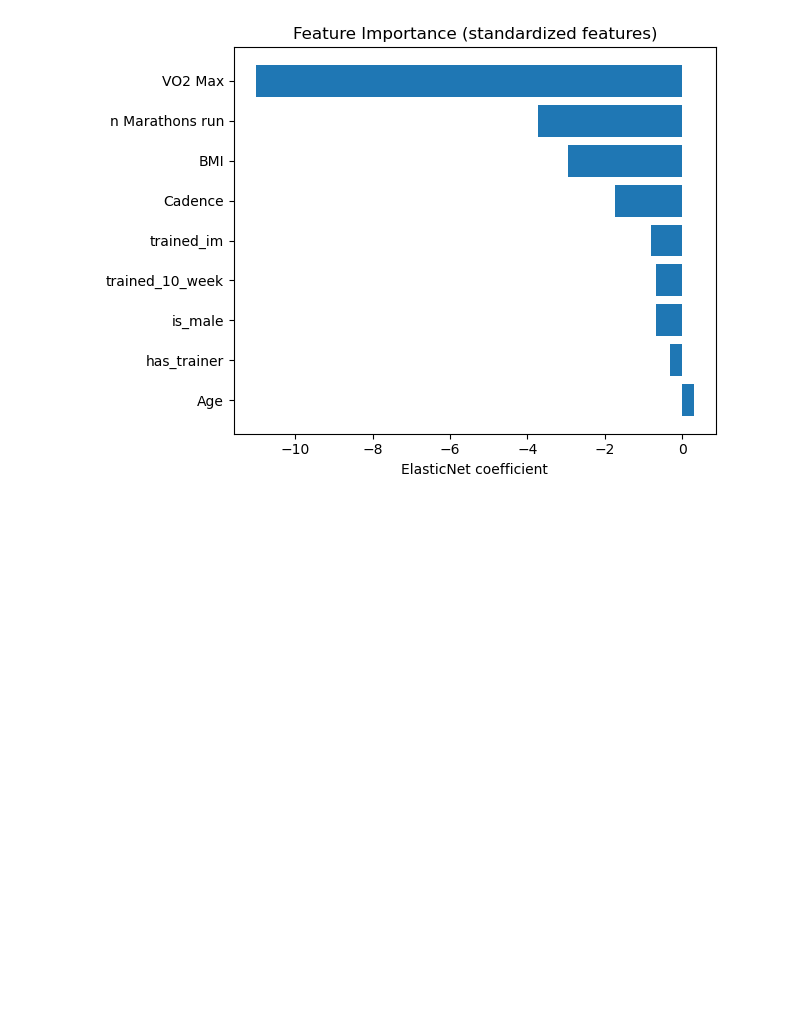
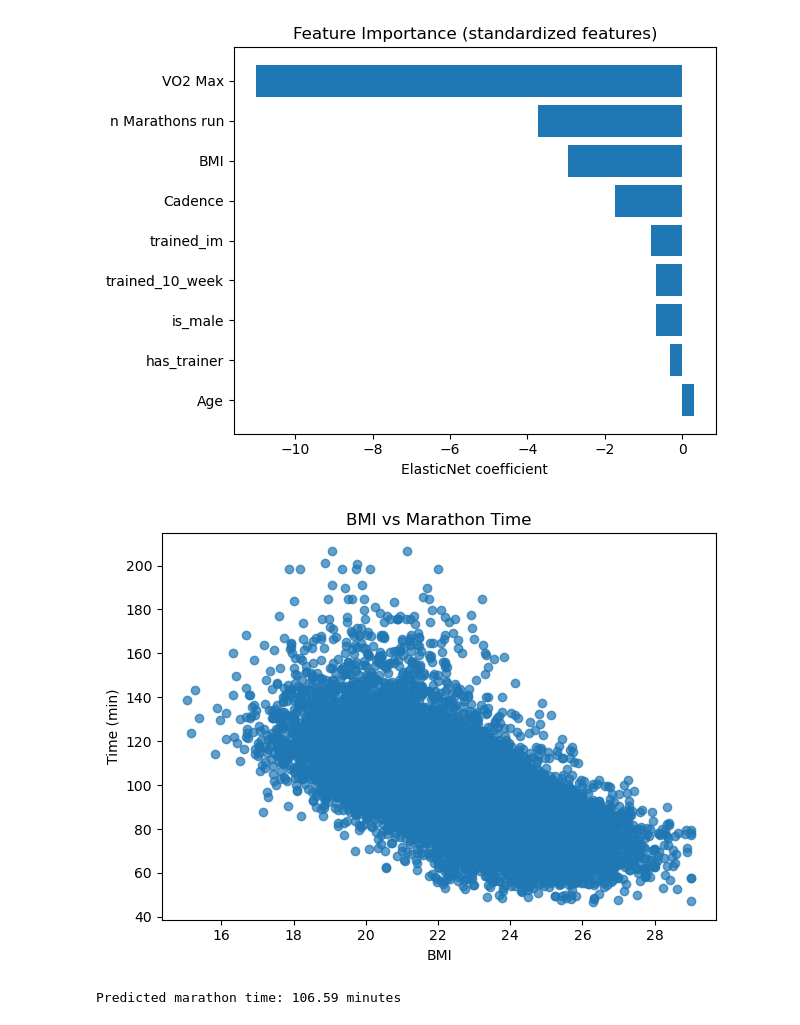
Before and after one commit to maggiemyslik/oliverwyman_hackathon, a Jupyter notebook: modelling.ipynb, the cells around one changed output. Saved outputs shown, nothing was run; the diff lists cells and outputs as text; code cells hidden in the pictures; blank space fills up the shorter version.

```diff
--- a/modelling.ipynb
+++ b/modelling.ipynb
@@ -179,3 +179,30 @@ plt.tight_layout()
 plt.show()
 # %% [output]
 [figure]
+# %%
+plt.figure()
+plt.scatter(df['BMI'], df['time'], alpha=0.7)
+plt.xlabel("BMI")
+plt.ylabel("Time (min)")
+plt.title("BMI vs Marathon Time")
+plt.tight_layout()
+plt.show()
+# %% [output]
+[figure, added]
+# %%
+new_runner = pd.DataFrame([{
+    'is_male': 0,
+    'trained_10_week': 2,
+    'trained_im': 4,
+    'has_trainer': 1,
+    'Age': 17,
+    'VO2 Max': 52,
+    'BMI': 19,
+    'n Marathons run': 0,
+    'Cadence': 155
+}])
+
+predicted_time = pipe.predict(new_runner)[0]
+print(f"Predicted marathon time: {predicted_time:.2f} minutes")
+# %% [output]
+Predicted marathon time: 106.59 minutes
```
Also changed, not shown: parts of 1 cell of this notebook.
